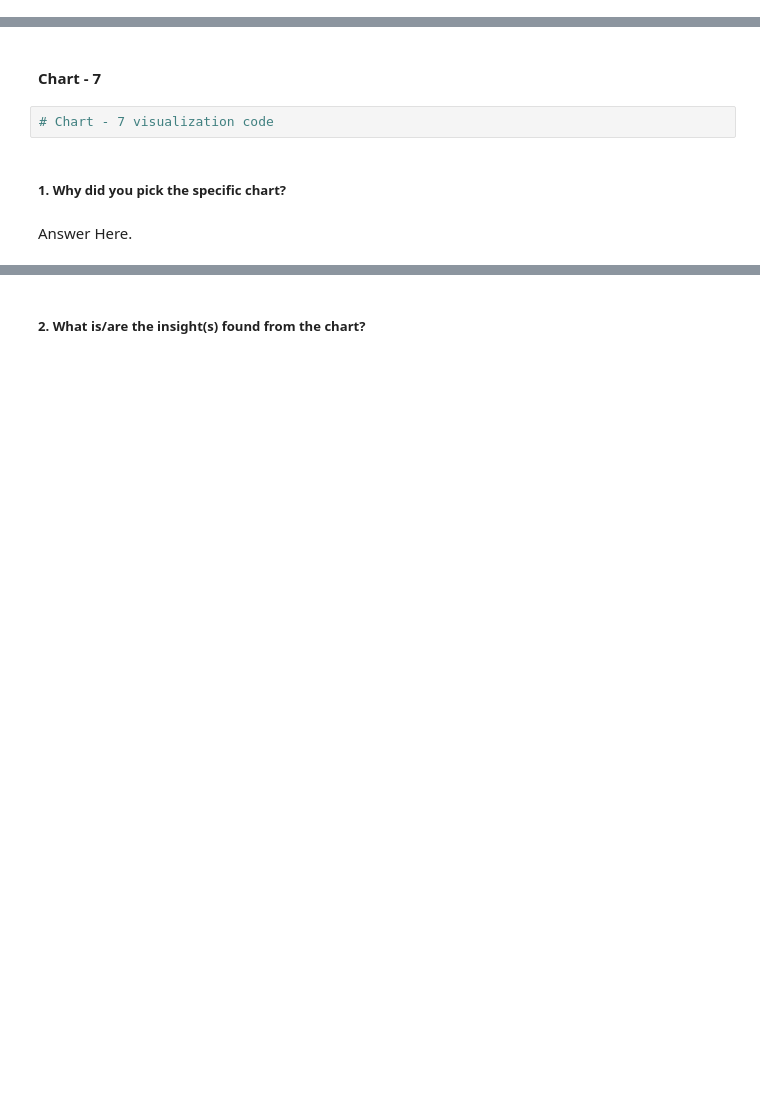
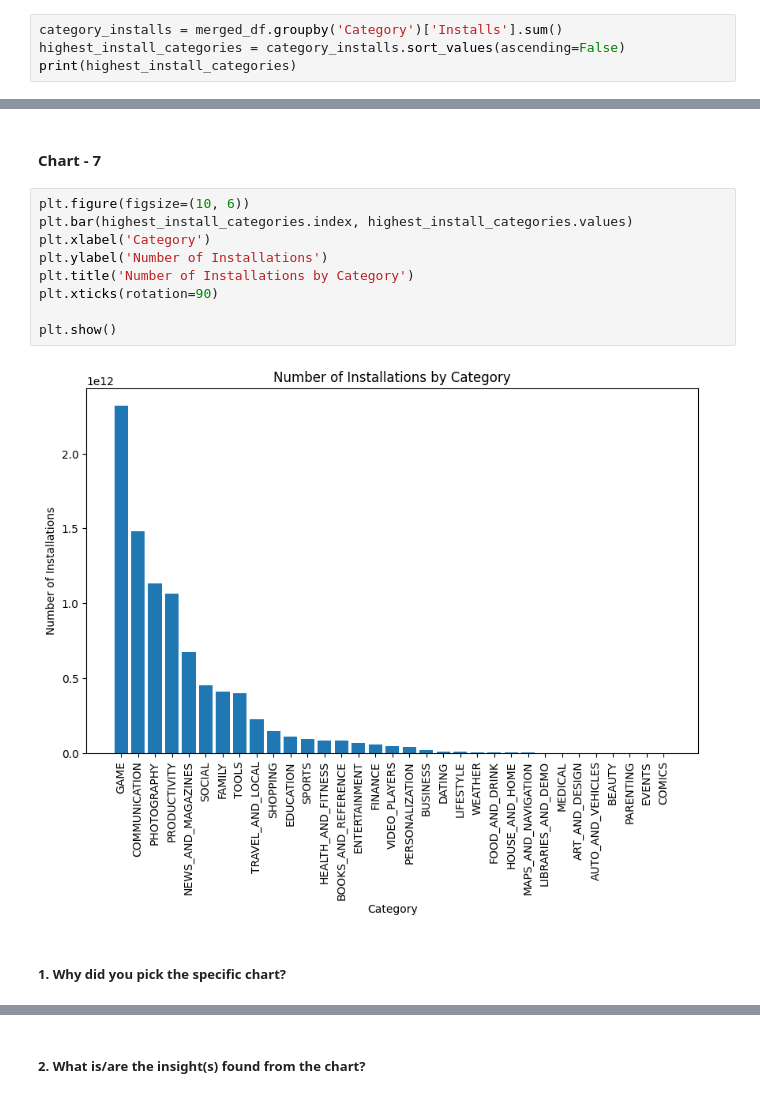
Before and after one commit to JatinKrRana/Alma_Better-Capstone_Project_1, a Jupyter notebook: Play_Store_App_Review_Analysis.ipynb, the cells around one changed output, grey strips where cells are left out. Drawn from its saved outputs; the diff is of its cells as text; blank space fills up the shorter version.

```diff
--- a/Play_Store_App_Review_Analysis.ipynb
+++ b/Play_Store_App_Review_Analysis.ipynb
@@ -720,0 +733,4 @@ average_ratings = merged_df.groupby(merged_df['Last Updated'].dt.year)['Rating']
+# %%
+category_installs = merged_df.groupby('Category')['Installs'].sum()
+highest_install_categories = category_installs.sort_values(ascending=False)
+print(highest_install_categories)
@@ -948,8 +1024,15 @@ Answer Here
 # %% [markdown]
 #### Chart - 7
-# %%
-# Chart - 7 visualization code
+# %%
+plt.figure(figsize=(10, 6))
+plt.bar(highest_install_categories.index, highest_install_categories.values)
+plt.xlabel('Category')
+plt.ylabel('Number of Installations')
+plt.title('Number of Installations by Category')
+plt.xticks(rotation=90)
+
+plt.show()
+# %% [output]
+[figure, added]
 # %% [markdown]
 ##### 1. Why did you pick the specific chart?
-# %% [markdown]
-Answer Here.
```
Also changed, not shown: parts of 32 cells of this notebook.
